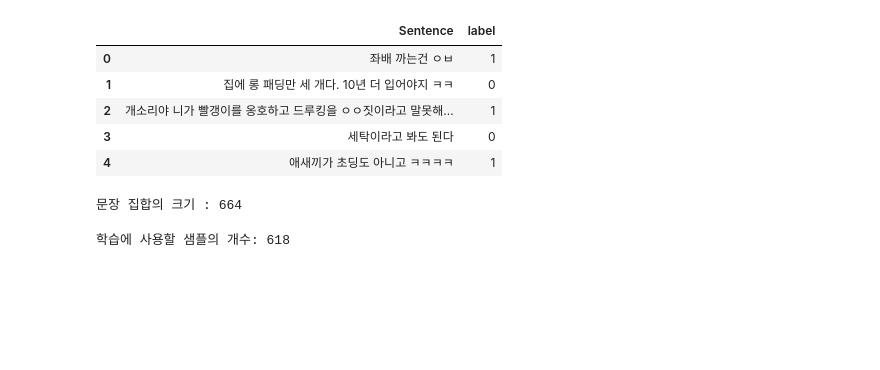
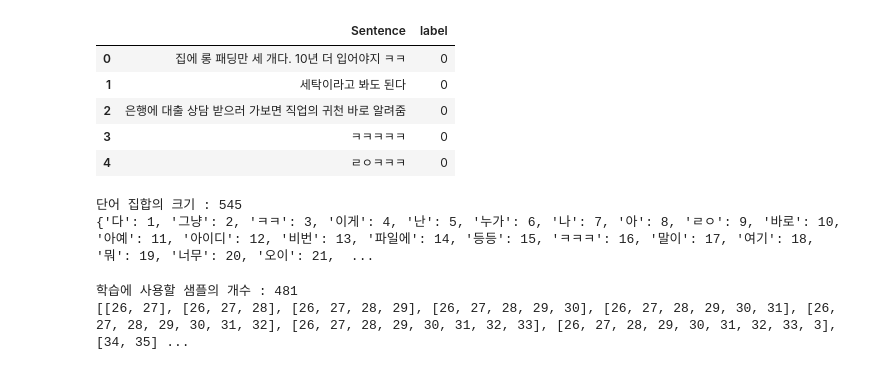
Before and after one commit to LittlePrince327/X_filter, a Jupyter notebook: Algorithm/RNN/RNN_2.ipynb, the cells around one changed output. Saved outputs shown, nothing was run; the diff lists cells and outputs as text; code cells hidden in the pictures; blank space fills up the shorter version.

```diff
--- a/Algorithm/RNN/RNN_2.ipynb
+++ b/Algorithm/RNN/RNN_2.ipynb
@@ -5,36 +5,36 @@ from tensorflow.keras.utils import to_categorical
 from tensorflow.keras.preprocessing.text import Tokenizer
 from tensorflow.keras.preprocessing.sequence import pad_sequences
 # %%
-df = pd.read_excel(r'C:/Users/GJAISCHOOL/Desktop/X_filter/Algorithm/dataset/asdf.xlsx')
+df = pd.read_excel(r'C:/Users/GJAISCHOOL/Desktop/X_filter/Algorithm/dataset/good_sentence.xlsx')
 df.head()
 # %% [output]
 |  | Sentence | label |
-| 0 | 좌배 까는건 ㅇㅂ | 1 |
-| 1 | 집에 롱 패딩만 세 개다. 10년 더 입어야지 ㅋㅋ | 0 |
-| 2 | 개소리야 니가 빨갱이를 옹호하고 드루킹을 ㅇㅇ짓이라고 말못해... | 1 |
-| 3 | 세탁이라고 봐도 된다 | 0 |
-| 4 | 애새끼가 초딩도 아니고 ㅋㅋㅋㅋ | 1 |
+| 0 | 집에 롱 패딩만 세 개다. 10년 더 입어야지 ㅋㅋ | 0 |
+| 1 | 세탁이라고 봐도 된다 | 0 |
+| 2 | 은행에 대출 상담 받으러 가보면 직업의 귀천 바로 알려줌 | 0 |
+| 3 | ㅋㅋㅋㅋㅋ | 0 |
+| 4 | ㄹㅇㅋㅋㅋ | 0 |
 # %%
-# DataFrame 열을 문자열 리스트로 변환
 sentences = df['Sentence'].tolist()
-
-# Tokenizer 객체 생성 및 토큰화
 tokenizer = Tokenizer()
 tokenizer.fit_on_texts(sentences)
 
-# 단어 집합의 크기 출력
 vocab_size = len(tokenizer.word_index) + 1
-print('문장 집합의 크기 : %d' % vocab_size)
+print('단어 집합의 크기 : %d' % vocab_size)
+print(tokenizer.word_index)
 # %% [output]
-문장 집합의 크기 : 664
+단어 집합의 크기 : 545
+{'다': 1, '그냥': 2, 'ㅋㅋ': 3, '이게': 4, '난': 5, '누가': 6, '나': 7, '아': 8, 'ㄹㅇ': 9, '바로': 10, '아예': 11, '아이디': 12, '비번': 13, '파일에': 14, '등등': 15, 'ㅋㅋㅋ': 16, '말이': 17, '여기': 18, '뭐': 19, '너무': 20, '오이': 21,  ...
 # %%
 sequences = list()
-for line in sentences: # 줄 바꿈 문자를 기준으로 문장 토큰화
+for line in sentences:
     encoded = tokenizer.texts_to_sequences([line])[0]
     for i in range(1, len(encoded)):
         sequence = encoded[: i+1]
         sequences.append(sequence)
 
-print('학습에 사용할 샘플의 개수: %d' % len(sequences))
+print('학습에 사용할 샘플의 개수 : %d' % len(sequences))
+print(sequences)
 # %% [output]
-학습에 사용할 샘플의 개수: 618
+학습에 사용할 샘플의 개수 : 481
+[[26, 27], [26, 27, 28], [26, 27, 28, 29], [26, 27, 28, 29, 30], [26, 27, 28, 29, 30, 31], [26, 27, 28, 29, 30, 31, 32], [26, 27, 28, 29, 30, 31, 32, 33], [26, 27, 28, 29, 30, 31, 32, 33, 3], [34, 35] ...
```
Also changed, not shown: parts of 13 cells of this notebook, 5 other files.
